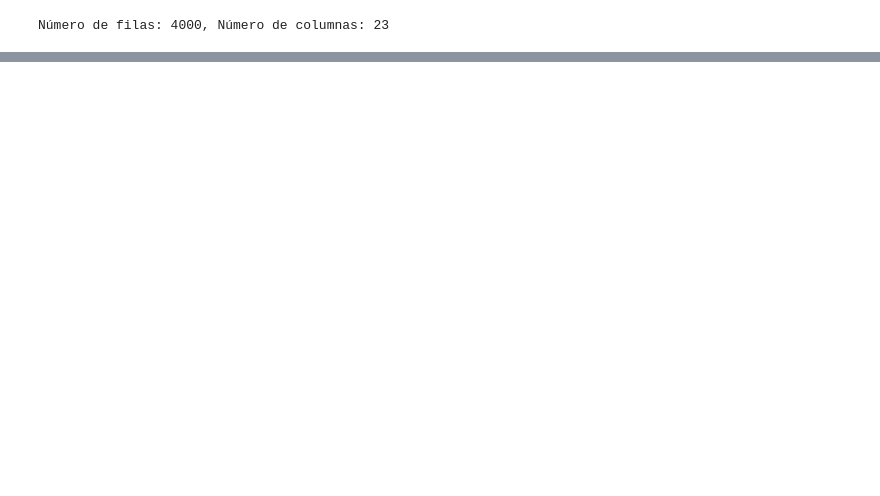
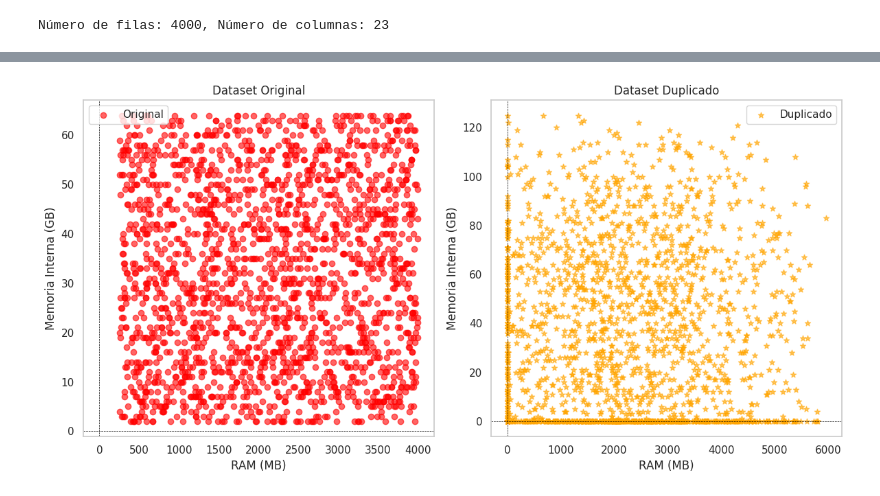
Before and after one commit to Ezequiel-del/Parciales_de_IA_2-2024, a Jupyter notebook: PrimerParcial.ipynb, the cells around one changed output, grey strips where cells are left out. Saved outputs shown, nothing was run; the diff lists cells and outputs as text; code cells hidden in the pictures; blank space fills up the shorter version.

```diff
--- a/PrimerParcial.ipynb
+++ b/PrimerParcial.ipynb
@@ -304,2 +317,37 @@ Primeras 10 filas del Dataset Original:
 
 [5 rows x 23 columns]
+# %%
+
+# Establecer el estilo de los gráficos
+sns.set(style="whitegrid")
+
+# Crear una figura
+plt.figure(figsize=(12, 6))
+
+# Gráfico de dispersión para el dataset original (primeros 2000)
+plt.subplot(1, 2, 1)  # 1 fila, 2 columnas, gráfico 1
+plt.scatter(df['ram'][:2000], df['int_memory'][:2000], color='red', label='Original', alpha=0.6, marker='o')
+plt.title('Dataset Original')
+plt.xlabel('RAM (MB)')
+plt.ylabel('Memoria Interna (GB)')
+plt.axhline(y=0, color='black', linewidth=0.5, linestyle='--')
+plt.axvline(x=0, color='black', linewidth=0.5, linestyle='--')
+plt.legend()
+plt.grid()
+
+# Gráfico de dispersión para el dataset duplicado (desde 2001 a 4000)
+plt.subplot(1, 2, 2)  # 1 fila, 2 columnas, gráfico 2
+plt.scatter(df_final['ram'][2000:4000], df_final['int_memory'][2000:4000], color='orange', label='Duplicado', alpha=0.6, marker='*')
+plt.title('Dataset Duplicado')
+plt.xlabel('RAM (MB)')
+plt.ylabel('Memoria Interna (GB)')
+plt.axhline(y=0, color='black', linewidth=0.5, linestyle='--')
+plt.axvline(x=0, color='black', linewidth=0.5, linestyle='--')
+plt.legend()
+plt.grid()
+
+# Ajustar el diseño y mostrar el gráfico
+plt.tight_layout()
+plt.show()
+# %% [output]
+[figure, added]
```
Also changed, not shown: parts of 12 cells of this notebook.
